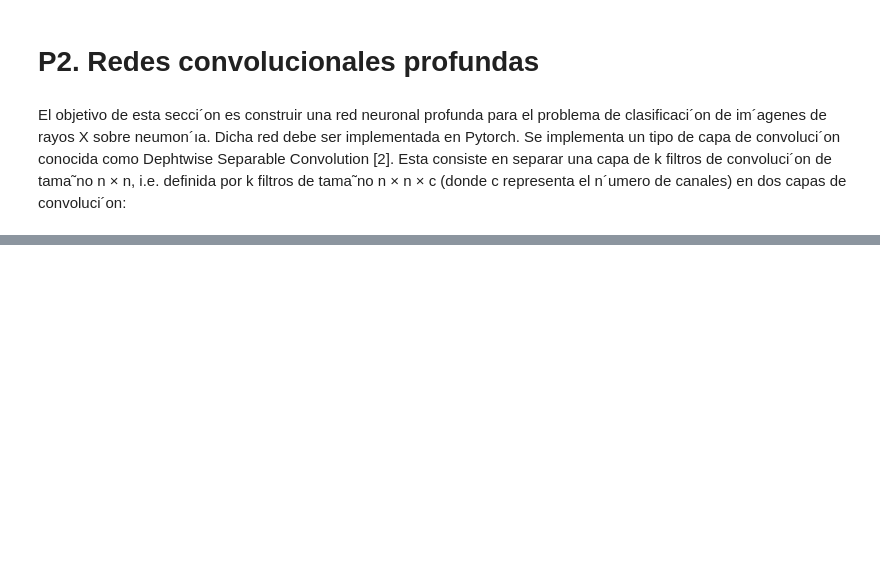
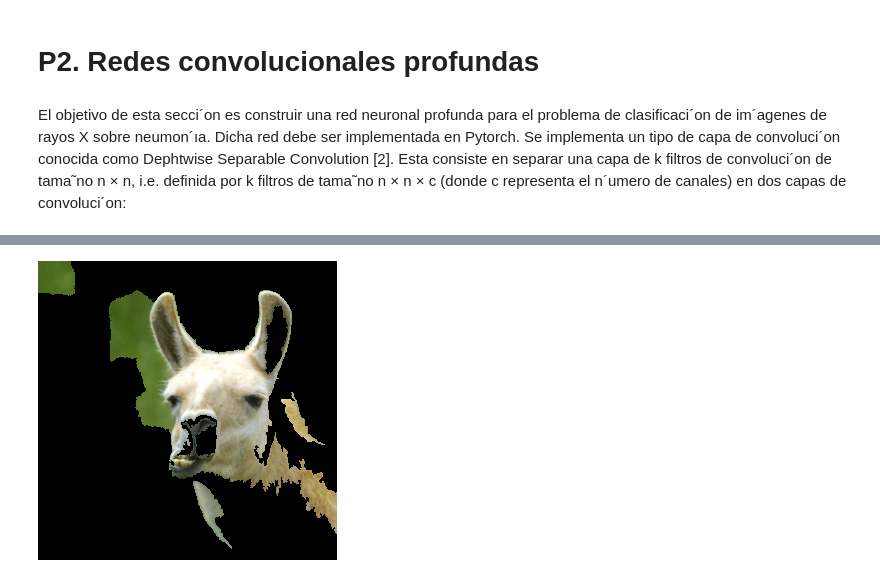
Before and after one commit to chapax123/Tarea-2-Lab-de-datos, a Jupyter notebook: Tarea_2.ipynb, the cells around one changed output, grey strips where cells are left out. Saved outputs shown, nothing was run; the diff lists cells and outputs as text; code cells hidden in the pictures; blank space fills up the shorter version.

```diff
--- a/Tarea_2.ipynb
+++ b/Tarea_2.ipynb
@@ -393,0 +634,8 @@ class EarlyStopping():
+# %%
+idx_si = idx_coefs_si[:int(len(coefs_si)/4)]
+si_pixels = np.zeros(parches)
+si_pixels[idx_si] = 1
+visual = perturbar_img(si_pixels)
+visual
+# %% [output]
+[figure, added]
```
Also changed, not shown: parts of 57 cells of this notebook, 1 other file.
